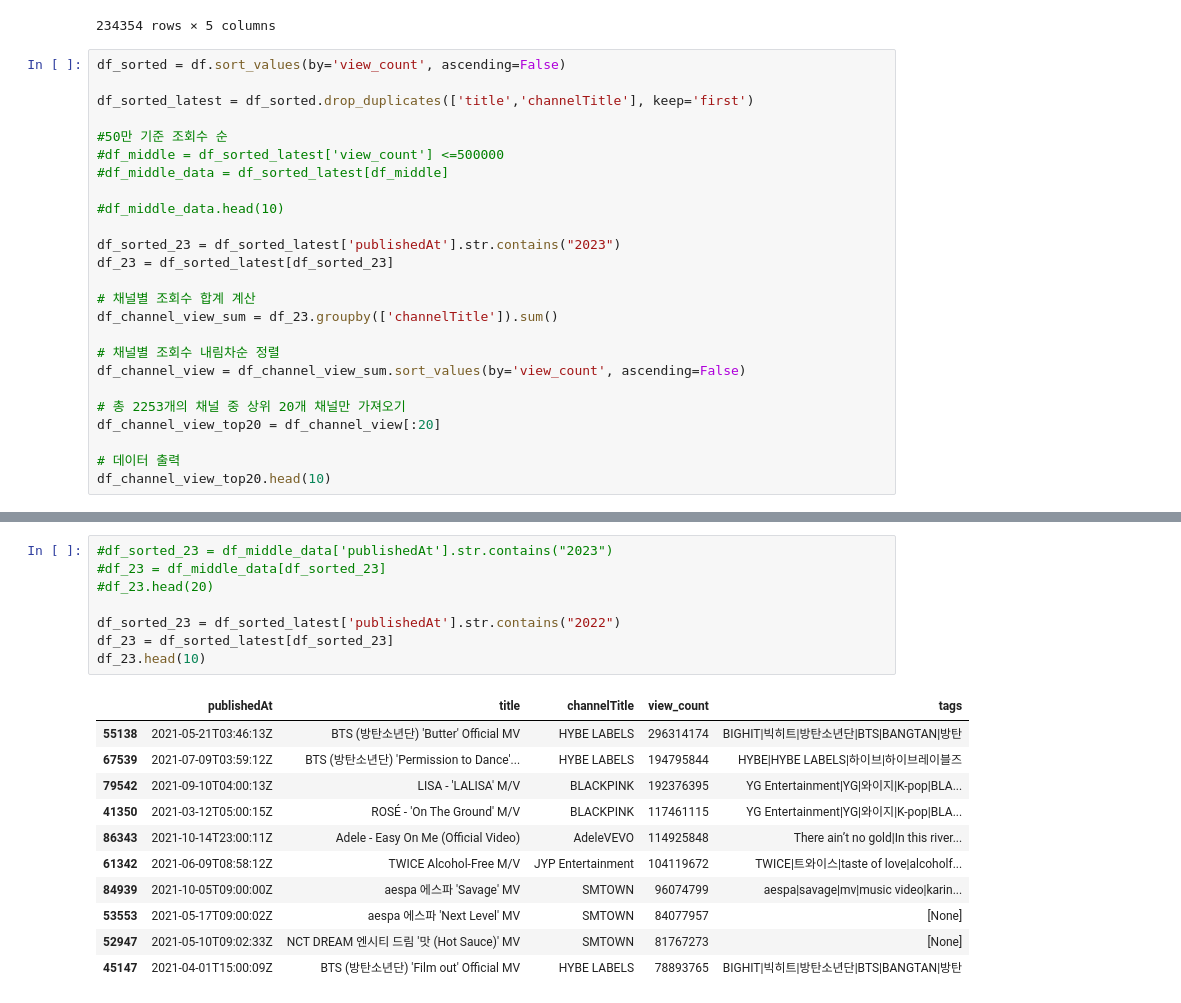
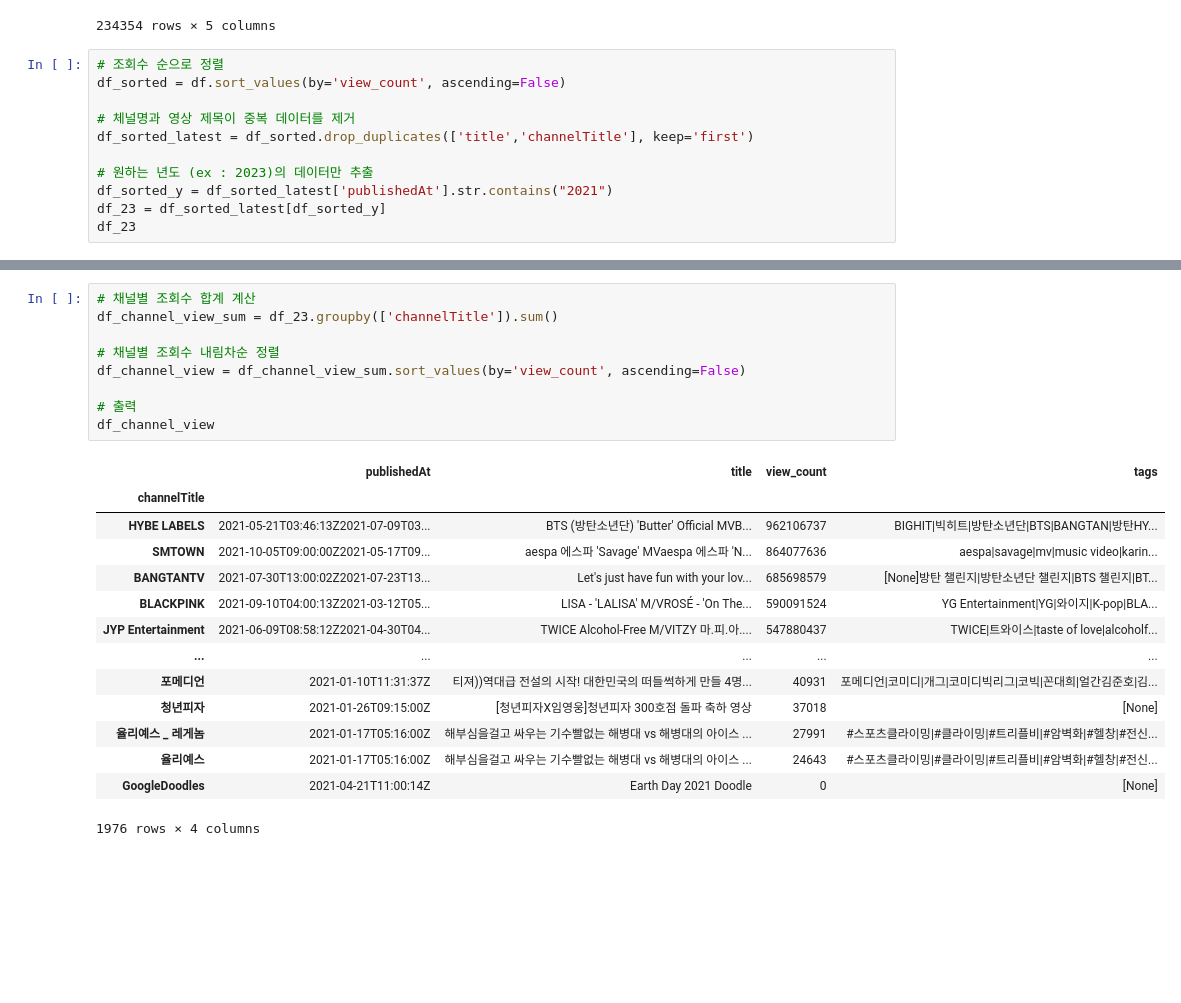
Before and after one commit to dlrkd/youtubeData, a Jupyter notebook: youtubeBigdata.ipynb, the cells around one changed output, grey strips where cells are left out. Cells and saved outputs as stored; diff of their text form; blank space fills up the shorter version.

```diff
--- a/youtubeBigdata.ipynb
+++ b/youtubeBigdata.ipynb
@@ -46,28 +46,14 @@ df
 | 234353 | 2023-10-28T03:00:01Z | 어른이들 VS 잼민이들 | 빨간내복야코 | 726365 | #병맛노래|#병맛송|#웃긴노래 |
 234354 rows × 5 columns
 # %%
+# 조회수 순으로 정렬
 df_sorted = df.sort_values(by='view_count', ascending=False)
 
+# 체널명과 영상 제목이 중복 데이터를 제거
 df_sorted_latest = df_sorted.drop_duplicates(['title','channelTitle'], keep='first')
 
-#50만 기준 조회수 순
-#df_middle = df_sorted_latest['view_count'] <=500000
-#df_middle_data = df_sorted_latest[df_middle]
-
-#df_middle_data.head(10)
-
-df_sorted_23 = df_sorted_latest['publishedAt'].str.contains("2023")
-df_23 = df_sorted_latest[df_sorted_23]
-
-# 채널별 조회수 합계 계산
-df_channel_view_sum = df_23.groupby(['channelTitle']).sum()
-
-# 채널별 조회수 내림차순 정렬
-df_channel_view = df_channel_view_sum.sort_values(by='view_count', ascending=False)
-
-# 총 2253개의 채널 중 상위 20개 채널만 가져오기
-df_channel_view_top20 = df_channel_view[:20]
-
-# 데이터 출력
-df_channel_view_top20.head(10)
+# 원하는 년도 (ex : 2023)의 데이터만 추출
+df_sorted_y = df_sorted_latest['publishedAt'].str.contains("2021")
+df_23 = df_sorted_latest[df_sorted_y]
+df_23
 # %% [output]
@@ -86,20 +73,24 @@ df_channel_view_top20.head(10)
 # %%
-#df_sorted_23 = df_middle_data['publishedAt'].str.contains("2023")
-#df_23 = df_middle_data[df_sorted_23]
-#df_23.head(20)
+# 채널별 조회수 합계 계산
+df_channel_view_sum = df_23.groupby(['channelTitle']).sum()
 
-df_sorted_23 = df_sorted_latest['publishedAt'].str.contains("2022")
-df_23 = df_sorted_latest[df_sorted_23]
-df_23.head(10)
+# 채널별 조회수 내림차순 정렬
+df_channel_view = df_channel_view_sum.sort_values(by='view_count', ascending=False)
+
+# 출력
+df_channel_view
 # %% [output]
-|  | publishedAt | title | channelTitle | view_count | tags |
-| 55138 | 2021-05-21T03:46:13Z | BTS (방탄소년단) 'Butter' Official MV | HYBE LABELS | 296314174 | BIGHIT|빅히트|방탄소년단|BTS|BANGTAN|방탄 |
-| 67539 | 2021-07-09T03:59:12Z | BTS (방탄소년단) 'Permission to Dance'... | HYBE LABELS | 194795844 | HYBE|HYBE LABELS|하이브|하이브레이블즈 |
-| 79542 | 2021-09-10T04:00:13Z | LISA - 'LALISA' M/V | BLACKPINK | 192376395 | YG Entertainment|YG|와이지|K-pop|BLA... |
-| 41350 | 2021-03-12T05:00:15Z | ROSÉ - 'On The Ground' M/V | BLACKPINK | 117461115 | YG Entertainment|YG|와이지|K-pop|BLA... |
-| 86343 | 2021-10-14T23:00:11Z | Adele - Easy On Me (Official Video) | AdeleVEVO | 114925848 | There ain’t no gold|In this river... |
-| 61342 | 2021-06-09T08:58:12Z | TWICE Alcohol-Free M/V | JYP Entertainment | 104119672 | TWICE|트와이스|taste of love|alcoholf... |
-| 84939 | 2021-10-05T09:00:00Z | aespa 에스파 'Savage' MV | SMTOWN | 96074799 | aespa|savage|mv|music video|karin... |
-| 53553 | 2021-05-17T09:00:02Z | aespa 에스파 'Next Level' MV | SMTOWN | 84077957 | [None] |
-| 52947 | 2021-05-10T09:02:33Z | NCT DREAM 엔시티 드림 '맛 (Hot Sauce)' MV | SMTOWN | 81767273 | [None] |
-| 45147 | 2021-04-01T15:00:09Z | BTS (방탄소년단) 'Film out' Official MV | HYBE LABELS | 78893765 | BIGHIT|빅히트|방탄소년단|BTS|BANGTAN|방탄 |
+|  | publishedAt | title | view_count | tags |
+| channelTitle |  |  |  |  |
+| HYBE LABELS | 2021-05-21T03:46:13Z2021-07-09T03... | BTS (방탄소년단) 'Butter' Official MVB... | 962106737 | BIGHIT|빅히트|방탄소년단|BTS|BANGTAN|방탄HY... |
+| SMTOWN | 2021-10-05T09:00:00Z2021-05-17T09... | aespa 에스파 'Savage' MVaespa 에스파 'N... | 864077636 | aespa|savage|mv|music video|karin... |
+| BANGTANTV | 2021-07-30T13:00:02Z2021-07-23T13... | Let's just have fun with your lov... | 685698579 | [None]방탄 챌린지|방탄소년단 챌린지|BTS 챌린지|BT... |
+| BLACKPINK | 2021-09-10T04:00:13Z2021-03-12T05... | LISA - 'LALISA' M/VROSÉ - 'On The... | 590091524 | YG Entertainment|YG|와이지|K-pop|BLA... |
+| JYP Entertainment | 2021-06-09T08:58:12Z2021-04-30T04... | TWICE Alcohol-Free M/VITZY 마.피.아.... | 547880437 | TWICE|트와이스|taste of love|alcoholf... |
+| ... | ... | ... | ... | ... |
+| 포메디언 | 2021-01-10T11:31:37Z | 티져))역대급 전설의 시작! 대한민국의 떠들썩하게 만들 4명... | 40931 | 포메디언|코미디|개그|코미디빅리그|코빅|꼰대희|얼간김준호|김... |
+| 청년피자 | 2021-01-26T09:15:00Z | [청년피자X임영웅]청년피자 300호점 돌파 축하 영상 | 37018 | [None] |
+| 율리예스 _ 레게놈 | 2021-01-17T05:16:00Z | 해부심을걸고 싸우는 기수빨없는 해병대 vs 해병대의 아이스 ... | 27991 | #스포츠클라이밍|#클라이밍|#트리플비|#암벽화|#헬창|#전신... |
+| 율리예스 | 2021-01-17T05:16:00Z | 해부심을걸고 싸우는 기수빨없는 해병대 vs 해병대의 아이스 ... | 24643 | #스포츠클라이밍|#클라이밍|#트리플비|#암벽화|#헬창|#전신... |
+| GoogleDoodles | 2021-04-21T11:00:14Z | Earth Day 2021 Doodle | 0 | [None] |
+1976 rows × 4 columns
```
Also changed, not shown: parts of 4 cells of this notebook.
